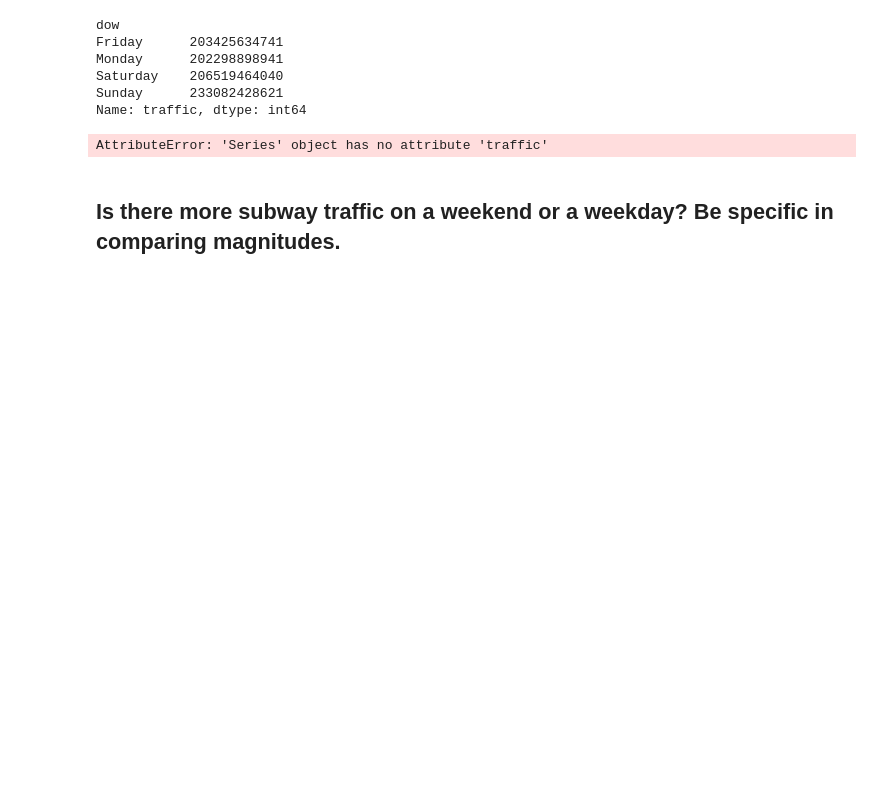
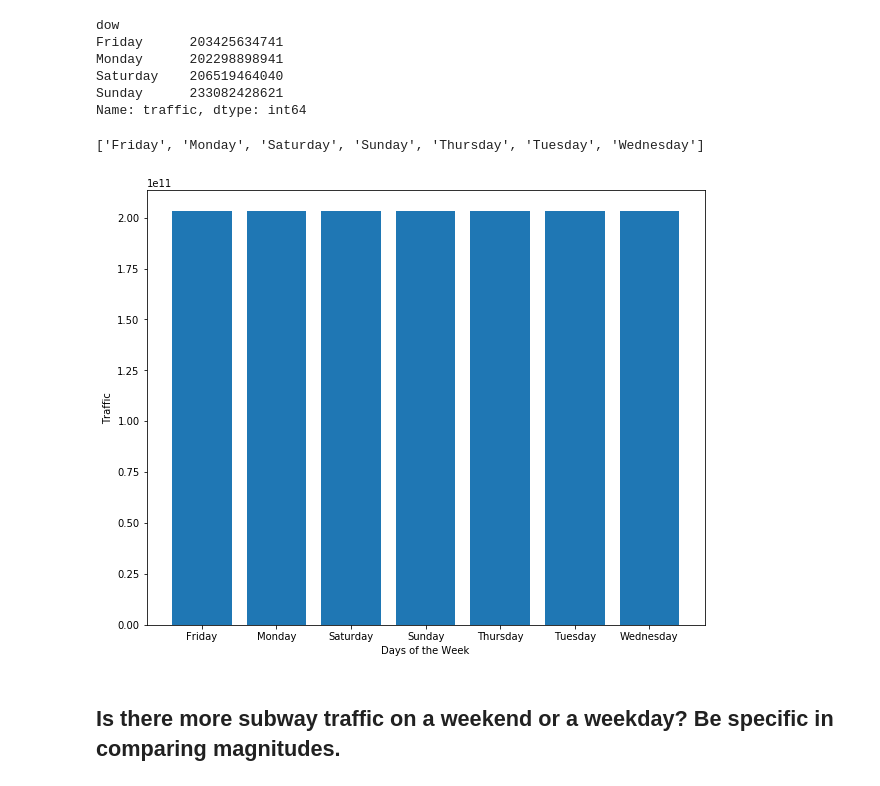
Before and after one commit to GovenFist/dsc-0-03-08-understanding-pandas-series-and-dataframes-lab-online-ds-sp-000, a Jupyter notebook: index.ipynb, the cells around one changed output. Saved outputs shown, nothing was run; the diff lists cells and outputs as text; code cells hidden in the pictures; blank space fills up the shorter version.

```diff
--- a/index.ipynb
+++ b/index.ipynb
@@ -147,19 +147,20 @@ Sunday      233082428621
 Name: traffic, dtype: int64
 # %%
 
-xvals = x.iloc[0.tolist()
+xvals = x.iloc[0].tolist()
 dow =x.index.values.tolist()
 idow = list(range(1,len(dow)+1))
 print(dow)
 plt.figure(figsize=(10,8))
 plt.xticks(idow, labels=dow)
 plt.xlabel('Days of the Week')
 plt.ylabel('Traffic')
 plt.bar(idow, xvals, align='center')
 plt.show()
 # df.entries.value_counts?
 # %% [output]
-AttributeError: 'Series' object has no attribute 'traffic'
+['Friday', 'Monday', 'Saturday', 'Sunday', 'Thursday', 'Tuesday', 'Wednesday']
+[figure, added]
 # %% [markdown]
 ## Is there more subway traffic on a weekend or a weekday?    Be specific in comparing magnitudes.
 # %%
```
